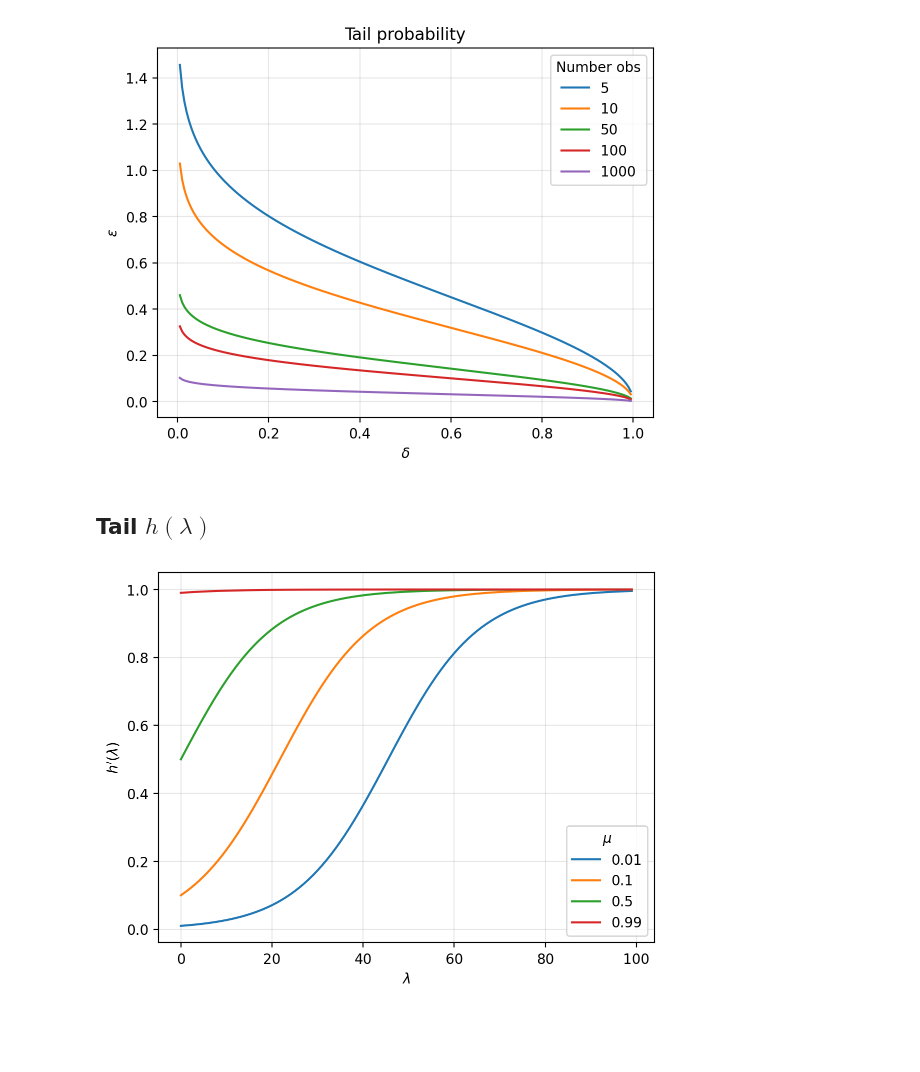
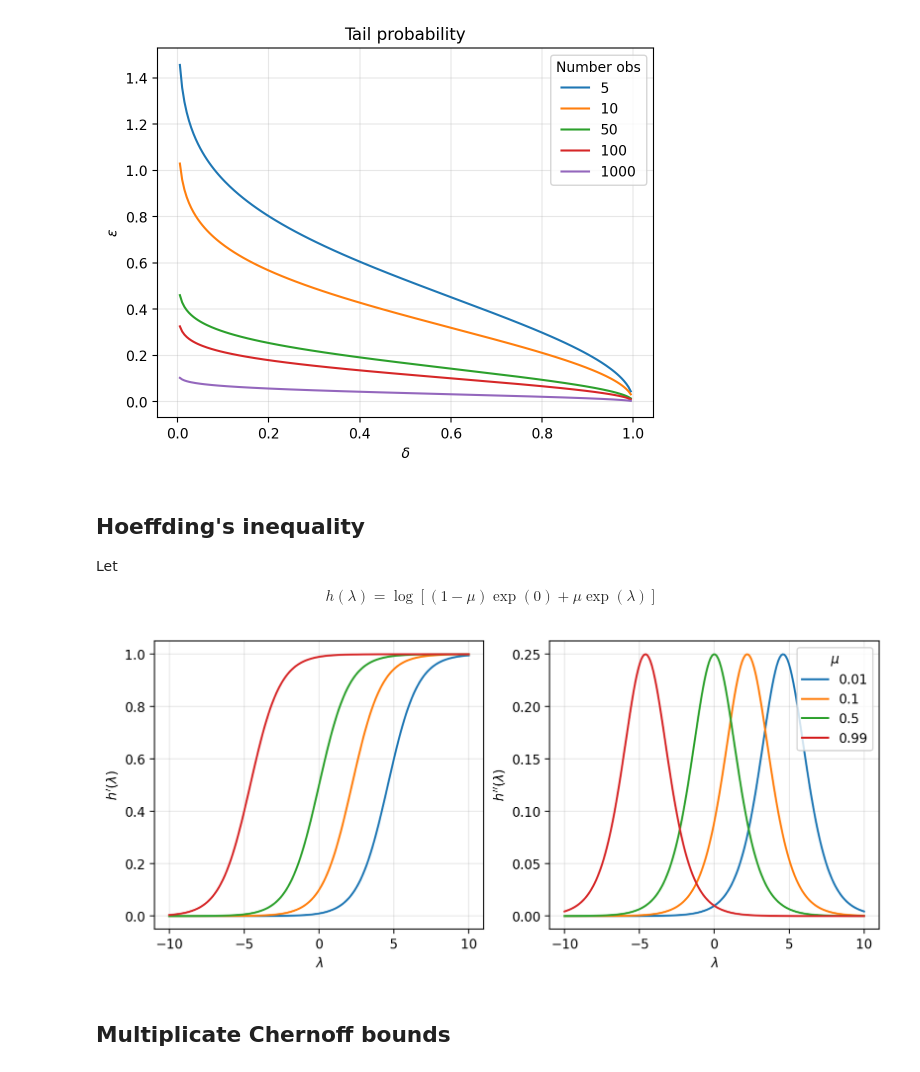
Before and after one commit to gerdm/misc, a Jupyter notebook: 2023-09/sub-gaussian-tail-probs.ipynb, the cells around one changed output. Drawn from its saved outputs; the diff is of its cells as text; code cells hidden in the pictures; blank space fills up the shorter version.

Commit message:
202309-feat: sub-gaussian-tail-probs

```diff
--- a/2023-09/sub-gaussian-tail-probs.ipynb
+++ b/2023-09/sub-gaussian-tail-probs.ipynb
@@ -30,24 +30,40 @@ plt.grid(alpha=0.3)
 # %% [output]
 [figure]
 # %% [markdown]
-## Tail $h(\lambda)$
+## Hoeffding's inequality
+
+Let
+
+$$
+    h(\lambda) = \log\left[ (1 - \mu) \exp(0) + \mu \exp(\lambda) \right]
+$$
 # %%
 def hprime(mu, lmbda):
     num = mu * np.exp(lmbda)
     den = (1 - mu) + mu * np.exp(lmbda)
     return num / den
 # %%
-mu = 0.1
+mu = 0.5
 
 mu_vals = [0.01, 0.1, 0.5, 0.99]
+
+fig, ax = plt.subplots(1, 2, figsize=(10, 4))
 for mu in mu_vals:
-    lmbda_vals = np.linspace(0, 10, 100)
+    lmbda_vals = np.linspace(-10, 10, 200)
     hprime_vals = hprime(mu, lmbda_vals)
+    hpprime_vals = hprime_vals * (1 - hprime_vals)
 
-    plt.plot(hprime_vals, label=mu)
-    plt.xlabel("$\lambda$")
-    plt.ylabel("$h'(\lambda)$")
-    plt.grid(alpha=0.3)
-    plt.legend(title="$\mu$")
+    ax[0].plot(lmbda_vals, hprime_vals, label=mu)
+    ax[0].set_xlabel("$\lambda$")
+    ax[0].set_ylabel("$h'(\lambda)$")
+    ax[0].grid(alpha=0.3)
+
+    ax[1].plot(lmbda_vals, hpprime_vals, label=mu)
+    ax[1].set_xlabel("$\lambda$")
+    ax[1].set_ylabel("$h''(\lambda)$")
+    ax[1].grid(alpha=0.3)
+    ax[1].legend(title="$\mu$")
 # %% [output]
-[figure, old version]
+[figure, new version]
+# %% [markdown]
+## Multiplicate Chernoff bounds
```
Also changed, not shown: parts of 3 cells of this notebook.
